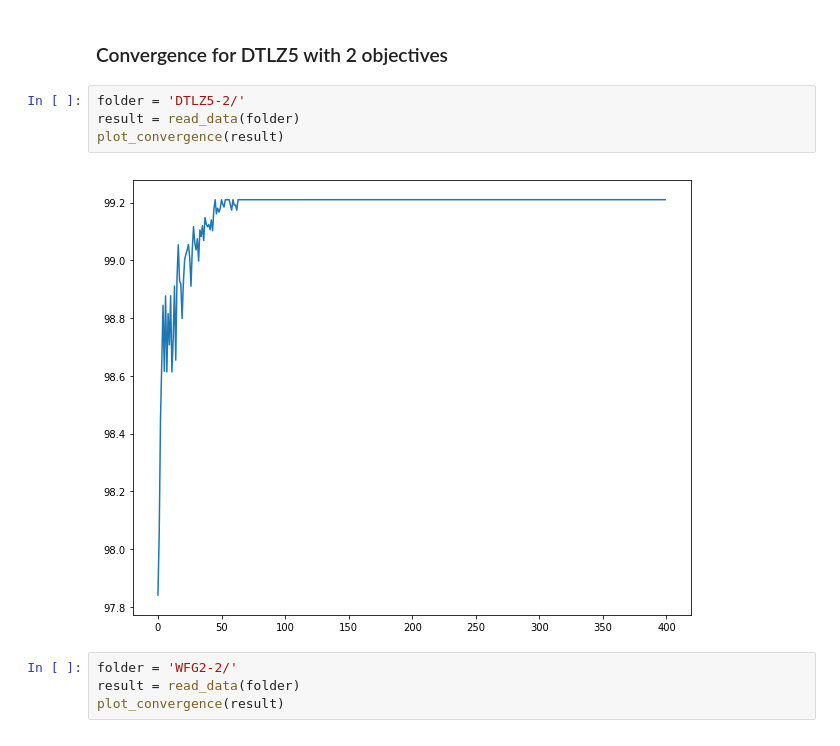
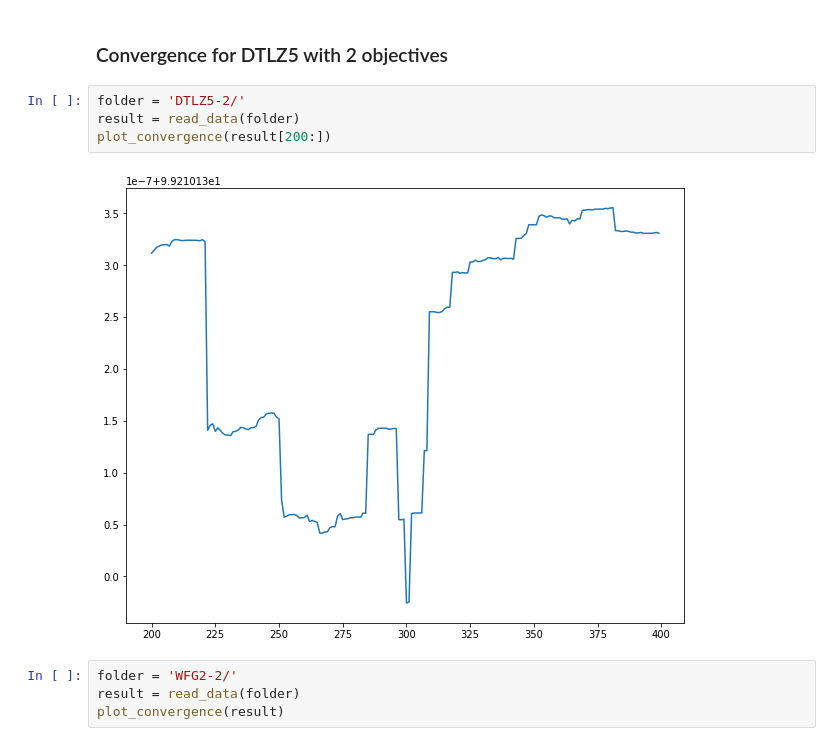
Before and after one commit to renansantosmendes/PhD_MOEAD_02, a Jupyter notebook: Results/hypervolume_convergence.ipynb, the cells around one changed output. Saved outputs shown, nothing was run; the diff lists cells and outputs as text.

```diff
--- a/Results/hypervolume_convergence.ipynb
+++ b/Results/hypervolume_convergence.ipynb
@@ -29,9 +29,9 @@ def plot_convergence(result):
 # %%
 folder = 'DTLZ5-2/'
 result = read_data(folder)
-plot_convergence(result)
+plot_convergence(result[200:])
 # %% [output]
-[figure, old version]
+[figure, new version]
 # %%
 folder = 'WFG2-2/'
 result = read_data(folder)
```
Also changed, not shown: parts of 1 cell of this notebook, 32 other files.
